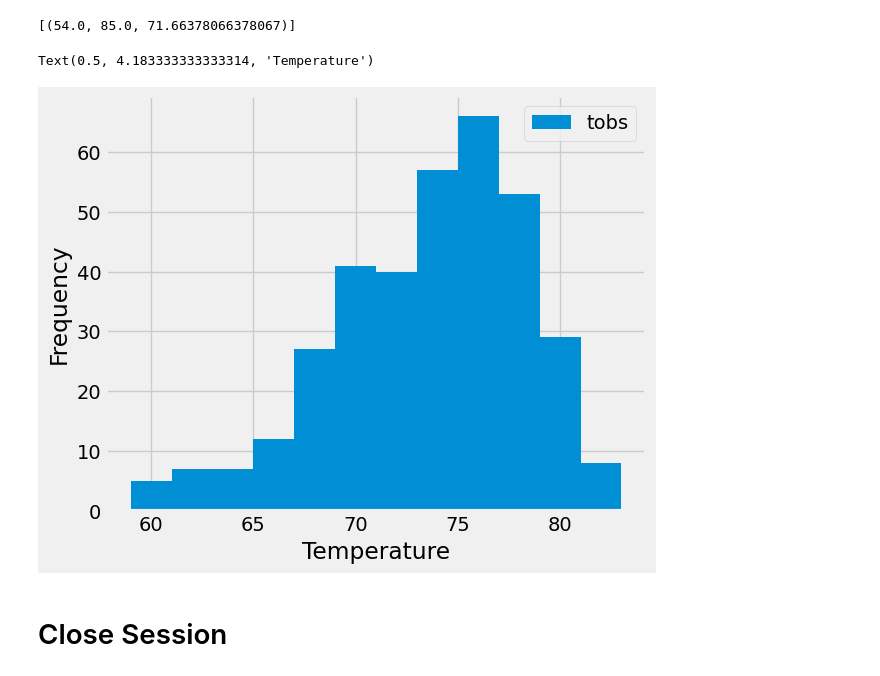
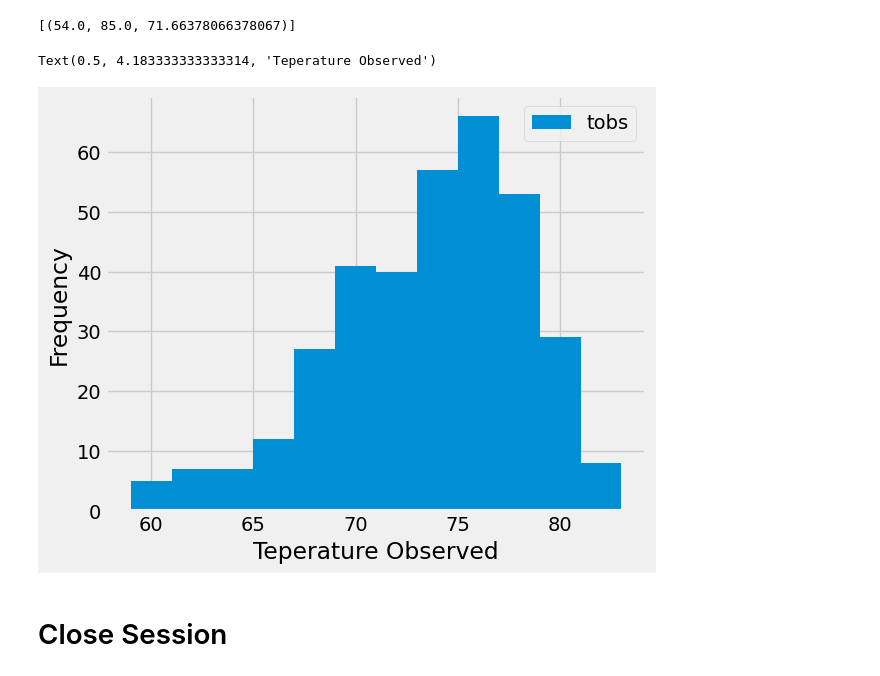
Before and after one commit to Spartensonu13/sqlalchemy-challenge, a Jupyter notebook: SurfsUp/climate_starter.ipynb, the cells around one changed output. Cells and saved outputs as stored; diff of their text form; code cells hidden in the pictures.

```diff
--- a/SurfsUp/climate_starter.ipynb
+++ b/SurfsUp/climate_starter.ipynb
@@ -101,9 +113,22 @@ Text(0, 0.5, 'Inches')
 # %%
 # Using the most active station id
 # Query the last 12 months of temperature observation data for this station and plot the results as a histogram
+previousYear = dt.date(2017,8,23) - dt.timedelta(days=365)
+
+
+results = session.query(measurement.tobs).\
+            filter(measurement.station == 'USC00519281').\
+            filter(measurement.date >= previousYear).all()
+
+resultDF = pd.DataFrame(results, columns=['tobs'])
+#resultDF.head()
+
+resultDF.plot.hist(bins=12)
+plt.tight_layout()
+plt.xlabel('Teperature Observed')
 # %% [output]
-Text(0.5, 4.183333333333314, 'Temperature')
+Text(0.5, 4.183333333333314, 'Teperature Observed')
-[figure, old version]
+[figure, new version]
 # %% [markdown]
 # Close Session
 # %%
```
Also changed, not shown: parts of 6 cells of this notebook, 1 other file.
